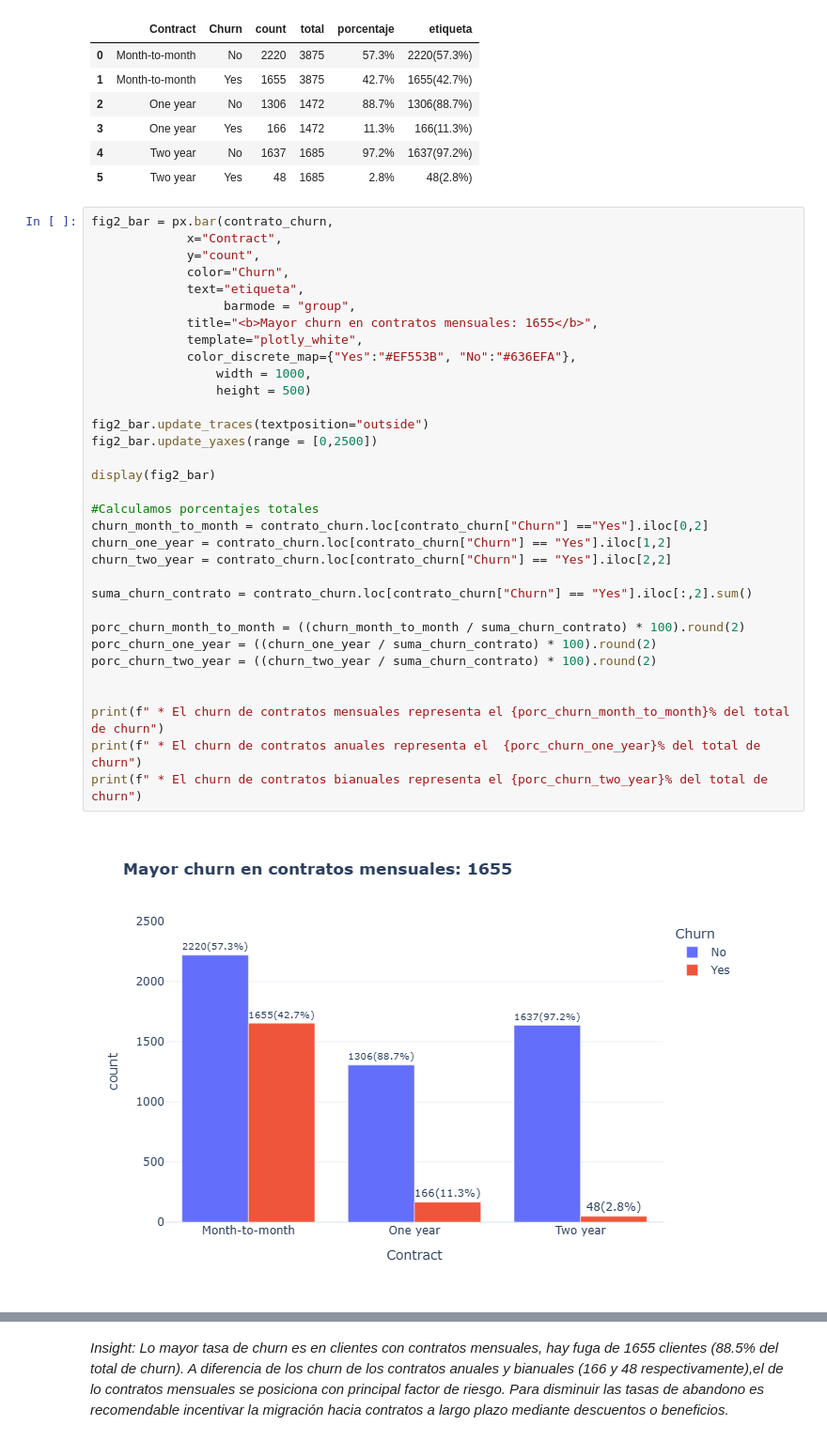
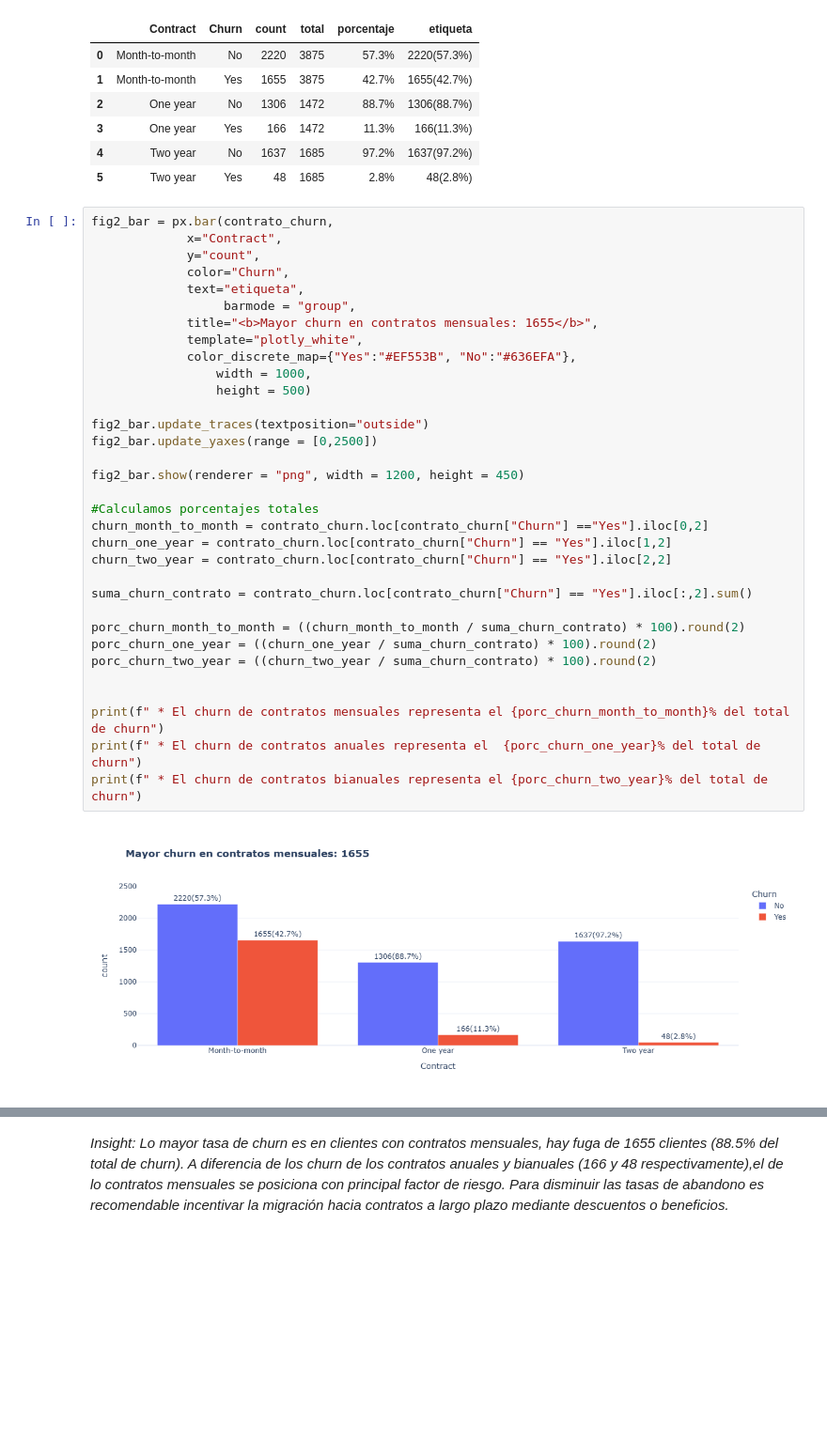
Before and after one commit to bryanventura-data/Analysis-Telco-Customer-Churn, a Jupyter notebook: Limpieza y análisis EDA.ipynb, the cells around one changed output, grey strips where cells are left out. Shown at 94% size. Drawn from its saved outputs; the diff is of its cells as text; blank space fills up the shorter version.

```diff
--- a/Limpieza y análisis EDA.ipynb
+++ b/Limpieza y análisis EDA.ipynb
@@ -233,35 +233,35 @@ fig2_bar = px.bar(contrato_churn,
              y="count",
              color="Churn",
              text="etiqueta",
                   barmode = "group",
              title="<b>Mayor churn en contratos mensuales: 1655</b>",
              template="plotly_white",
              color_discrete_map={"Yes":"#EF553B", "No":"#636EFA"},
                  width = 1000,
                  height = 500)
 
 fig2_bar.update_traces(textposition="outside")
 fig2_bar.update_yaxes(range = [0,2500])
 
-display(fig2_bar)
+fig2_bar.show(renderer = "png", width = 1200, height = 450)
 
 #Calculamos porcentajes totales
 churn_month_to_month = contrato_churn.loc[contrato_churn["Churn"] =="Yes"].iloc[0,2]
 churn_one_year = contrato_churn.loc[contrato_churn["Churn"] == "Yes"].iloc[1,2]
 churn_two_year = contrato_churn.loc[contrato_churn["Churn"] == "Yes"].iloc[2,2]
 
 suma_churn_contrato = contrato_churn.loc[contrato_churn["Churn"] == "Yes"].iloc[:,2].sum()
 
 porc_churn_month_to_month = ((churn_month_to_month / suma_churn_contrato) * 100).round(2)
 porc_churn_one_year = ((churn_one_year / suma_churn_contrato) * 100).round(2)
 porc_churn_two_year = ((churn_two_year / suma_churn_contrato) * 100).round(2)
 
 
 print(f" * El churn de contratos mensuales representa el {porc_churn_month_to_month}% del total de churn")
 print(f" * El churn de contratos anuales representa el  {porc_churn_one_year}% del total de churn")
 print(f" * El churn de contratos bianuales representa el {porc_churn_two_year}% del total de churn")
 # %% [output]
-[figure, old version]
+[figure, new version]
  * El churn de contratos mensuales representa el 88.55% del total de churn
  * El churn de contratos anuales representa el  8.88% del total de churn
  * El churn de contratos bianuales representa el 2.57% del total de churn
```
Also changed, not shown: parts of 5 cells of this notebook.
